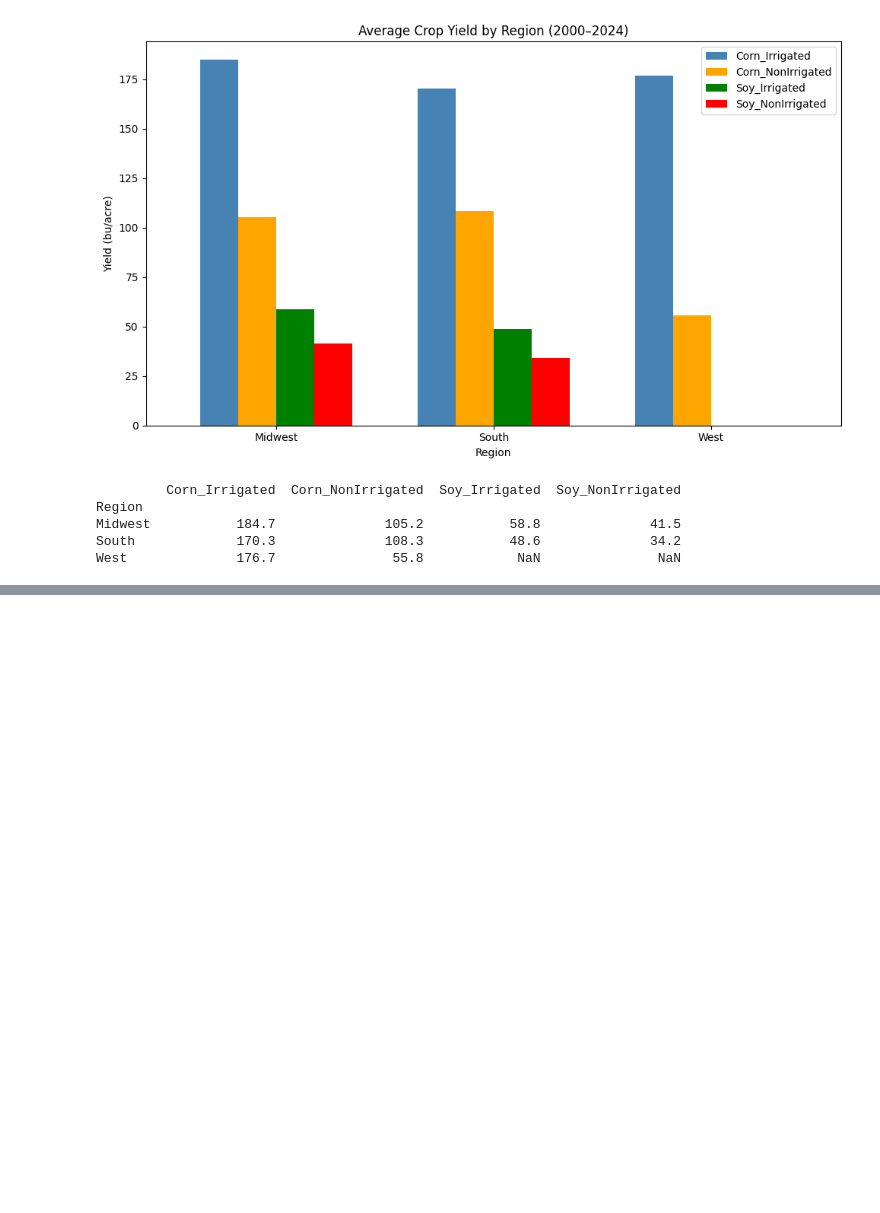
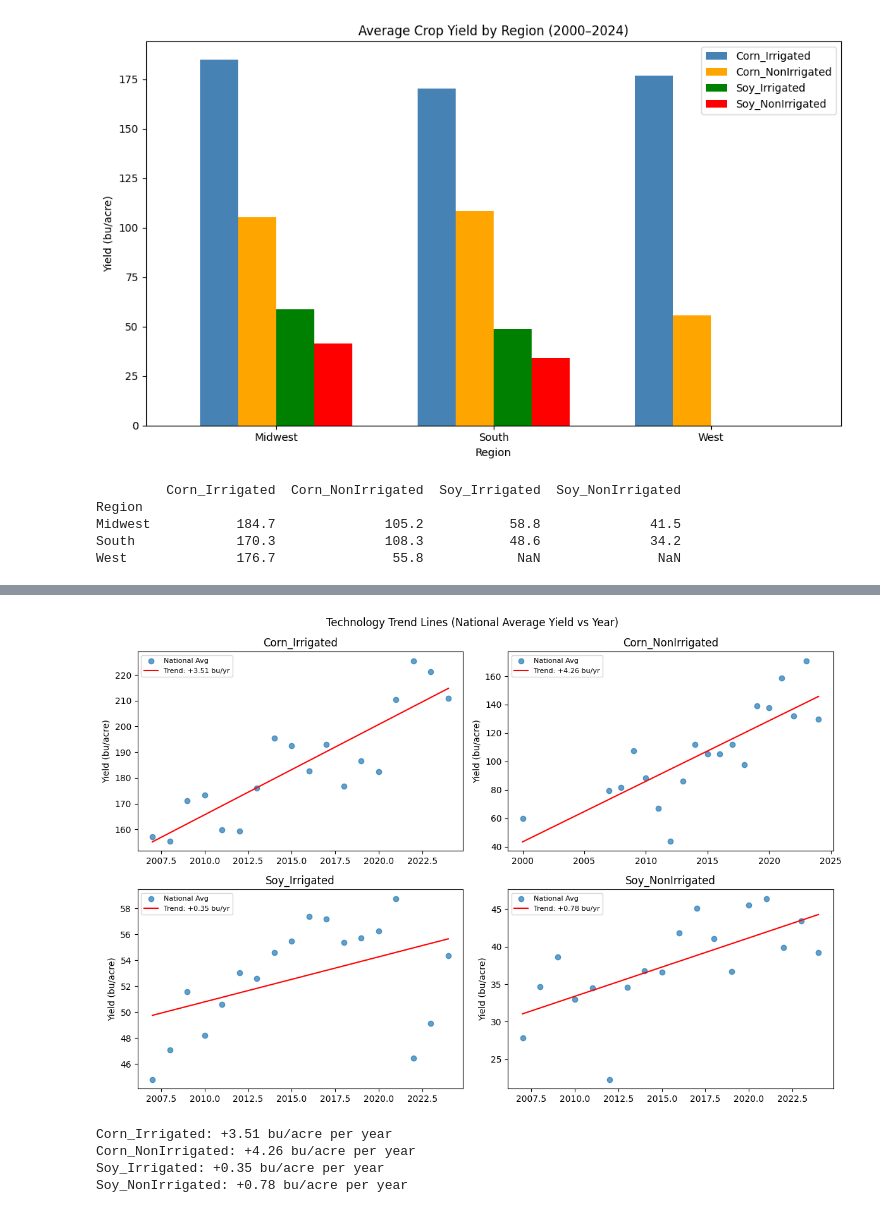
Before and after one commit to edb1014/CPSC-485-Final-Project, a Jupyter notebook: edb1014_Final Project.ipynb, the cells around one changed output, grey strips where cells are left out. Cells and saved outputs as stored; diff of their text form; code cells hidden in the pictures; blank space fills up the shorter version.

```diff
--- a/edb1014_Final Project.ipynb
+++ b/edb1014_Final Project.ipynb
@@ -374,0 +460,30 @@ West              176.7               55.8            NaN               NaN
+# %%
+# Step 1: Fit technology trend line per crop (national average vs year)
+df_national_trend = df_crop_yields.groupby('Year')[['Corn_Irrigated', 'Corn_NonIrrigated', 'Soy_Irrigated', 'Soy_NonIrrigated']].mean().reset_index()
+
+tech_trends = {}
+fig, axes = plt.subplots(2, 2, figsize=(12, 8))
+
+for ax, crop in zip(axes.flatten(), ['Corn_Irrigated', 'Corn_NonIrrigated', 'Soy_Irrigated', 'Soy_NonIrrigated']):
+    subset = df_national_trend[['Year', crop]].dropna()
+    slope, intercept, r, p, _ = stats.linregress(subset['Year'], subset[crop])
+    tech_trends[crop] = (slope, intercept)
+
+    ax.scatter(subset['Year'], subset[crop], label='National Avg', alpha=0.7)
+    ax.plot(subset['Year'], slope * subset['Year'] + intercept, color='red', label=f'Trend: +{slope:.2f} bu/yr')
+    ax.set_title(crop)
+    ax.set_ylabel('Yield (bu/acre)')
+    ax.legend(fontsize=8)
+
+plt.suptitle('Technology Trend Lines (National Average Yield vs Year)')
+plt.tight_layout()
+plt.show()
+
+for crop, (slope, intercept) in tech_trends.items():
+    print(f"{crop}: +{slope:.2f} bu/acre per year")
+# %% [output]
+[figure, added]
+Corn_Irrigated: +3.51 bu/acre per year
+Corn_NonIrrigated: +4.26 bu/acre per year
+Soy_Irrigated: +0.35 bu/acre per year
+Soy_NonIrrigated: +0.78 bu/acre per year
```
Also changed, not shown: parts of 10 cells of this notebook, 1 other file.
